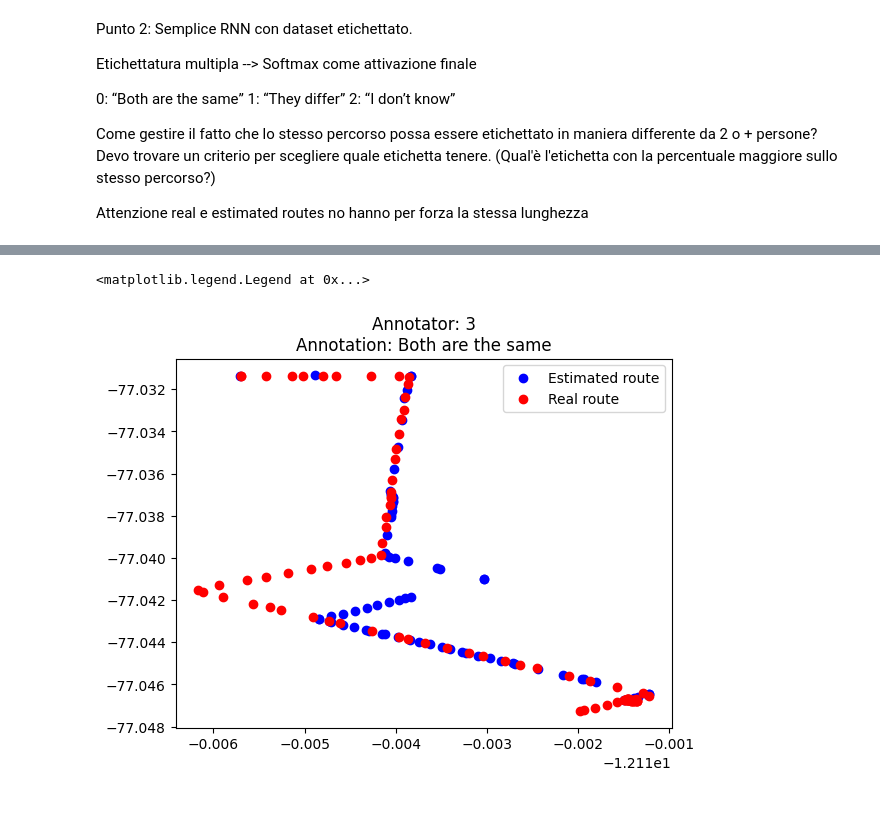
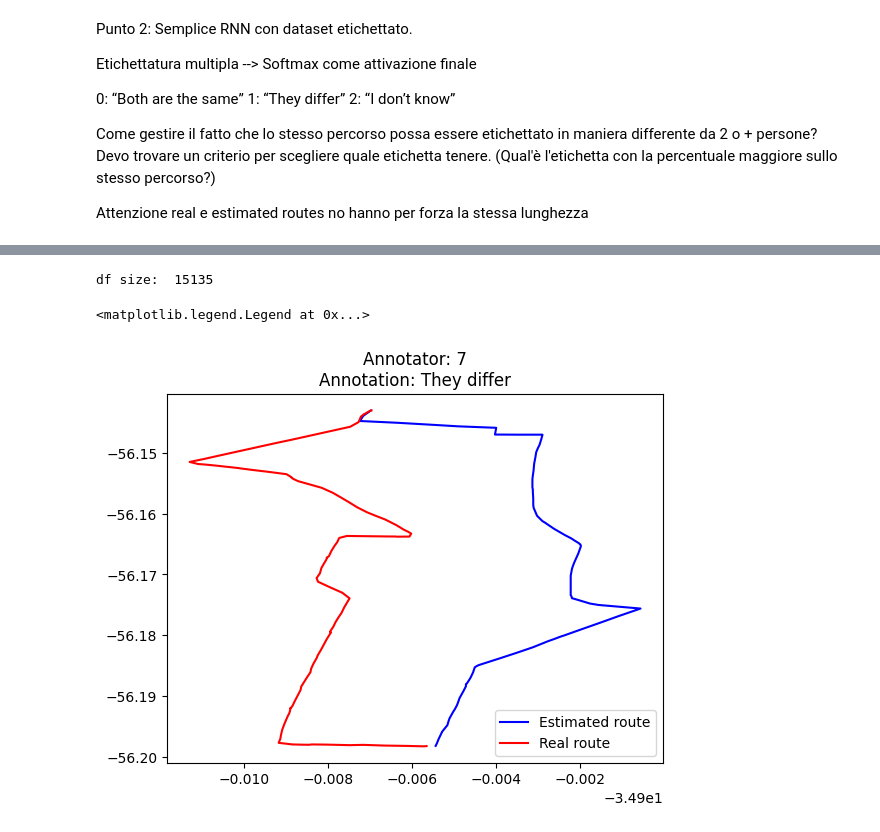
Before and after one commit to lorenzoooooo/cabify, a Jupyter notebook: Challenge.ipynb, the cells around one changed output, grey strips where cells are left out. Saved outputs shown, nothing was run; the diff lists cells and outputs as text; code cells hidden in the pictures.

```diff
--- a/Challenge.ipynb
+++ b/Challenge.ipynb
@@ -56,17 +55,21 @@ ModuleNotFoundError: No module named 'torch'
 # %%
 #Load json to dataframe
 df = pd.read_json('challenge_dataset.json')
+print(f"df size:  {df.size}")
 
 #Print a sample of real and estimated route
-df_sample=df.iloc[0]
+df_sample=df.iloc[3]
 df_estimated = pd.DataFrame(df_sample['estimated_route'], columns=['Lat','Long'])
+# print(df_estimated.size)
 df_real = pd.DataFrame(df_sample['real_route'], columns=['Lat','Long'])
-# plt.plot(df_estimated['Lat'], df_estimated['Long'], color='b')
-# plt.plot(df_real['Lat'], df_real['Long'], color='r')
-plt.scatter(df_estimated['Lat'], df_estimated['Long'], color='b')
-plt.scatter(df_real['Lat'], df_real['Long'], color='r')
+# print(df_real.size)
+plt.plot(df_estimated['Lat'], df_estimated['Long'], color='b')
+plt.plot(df_real['Lat'], df_real['Long'], color='r')
+# plt.scatter(df_estimated['Lat'], df_estimated['Long'], color='b')
+# plt.scatter(df_real['Lat'], df_real['Long'], color='r')
 plt.title('Annotator: ' + str(df_sample['annotator'])+'\n'+'Annotation: '+str(df_sample['annotation']))
 plt.legend(['Estimated route','Real route'])
 # %% [output]
-<matplotlib.legend.Legend at 0x...>
+df size:  15135
+<matplotlib.legend.Legend at 0x...>
-[figure, old version]
+[figure, new version]
```
Also changed, not shown: parts of 10 cells of this notebook, 1 other file.
